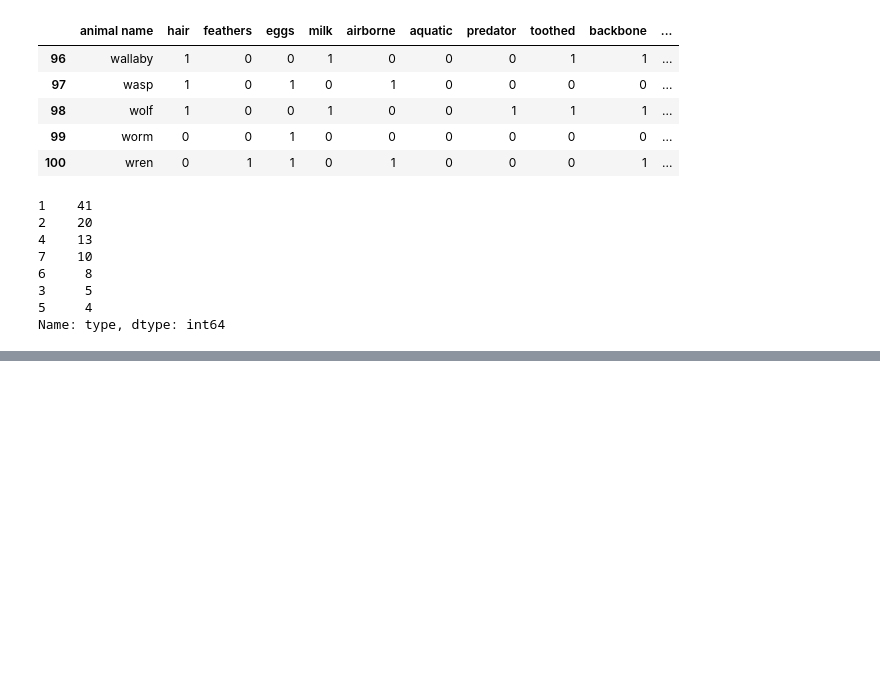
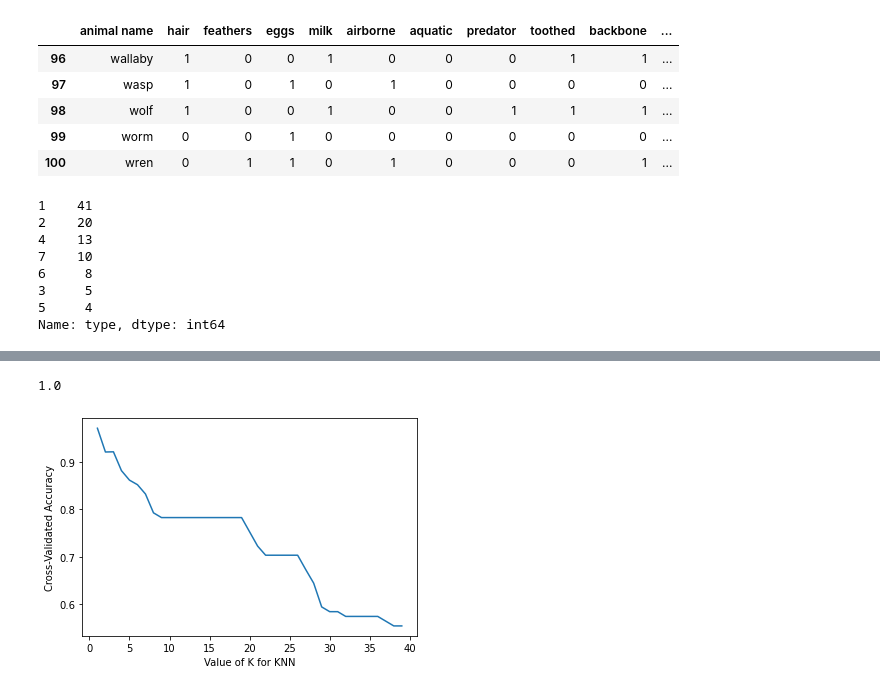
Before and after one commit to pallavibidwe/Assignment-KNN-ZOO-Dataset, a Jupyter notebook: Assignment- ZOO classification using KNN .ipynb, the cells around one changed output, grey strips where cells are left out. Drawn from its saved outputs; the diff is of its cells as text; code cells hidden in the pictures; blank space fills up the shorter version.

```diff
--- a/Assignment- ZOO classification using KNN .ipynb
+++ b/Assignment- ZOO classification using KNN .ipynb
@@ -539,0 +55,9 @@ plt.show()
+# %%
+from sklearn import preprocessing
+label_encoder = preprocessing.LabelEncoder()
+
+zoo["animal name"] = label_encoder.fit_transform(zoo["animal name"])
+# %%
+x = zoo.iloc [:, 1:17].values
+y = zoo.iloc [:, -1].values
+y
@@ -539,0 +118,7 @@ plt.show()
+# %%
+n_neighbors1 = np.array(range(1,40))
+param_grid = dict(n_neighbors=n_neighbors1)
+# %%
+model_1 =  KNeighborsClassifier()
+grid = GridSearchCV(estimator= model_1,  param_grid=param_grid)
+grid.fit(x , y )
@@ -539,0 +147,24 @@ plt.show()
+# %%
+accuracy_score(grid_y_pred , y)
+# %% [output]
+1.0
+# %%
+import matplotlib.pyplot as plt
+
+# choose k between 1 to 40
+k_range = range(1, 40)
+k_scores = []
+
+# use iteration to caclulator different k in models, then return the average accuracy based on the cross validation
+for k in k_range:
+    knn = KNeighborsClassifier(n_neighbors=k)
+    scores = cross_val_score(knn, x, y, cv=4)
+    k_scores.append(scores.mean())
+
+# plot to see clearly
+plt.plot(k_range, k_scores)
+plt.xlabel('Value of K for KNN')
+plt.ylabel('Cross-Validated Accuracy')
+plt.show()
+# %% [output]
+[figure, added]
```
Also changed, not shown: parts of 78 cells of this notebook.
